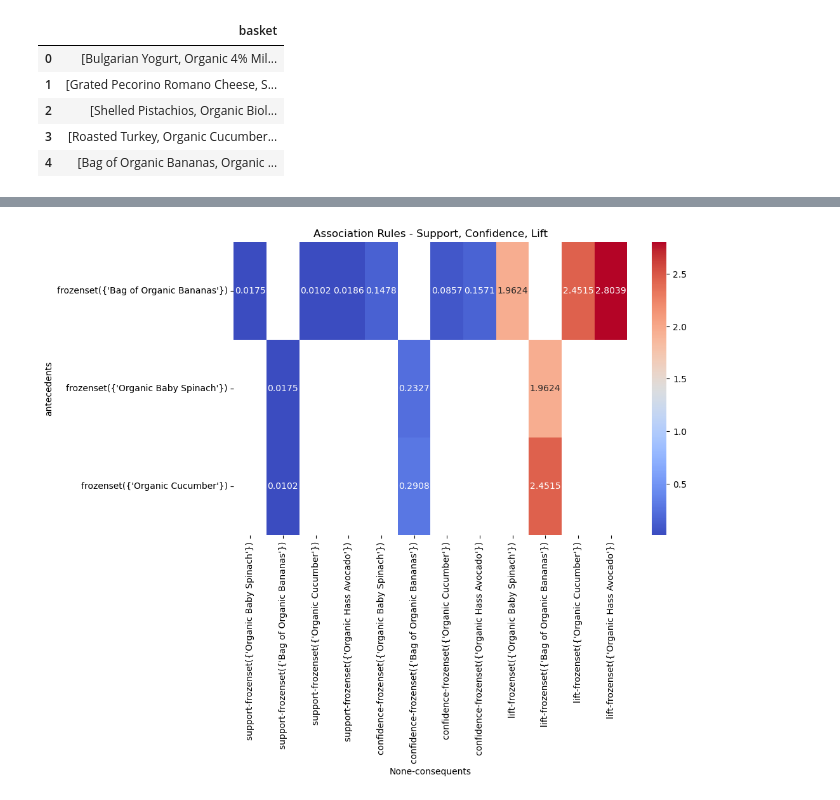
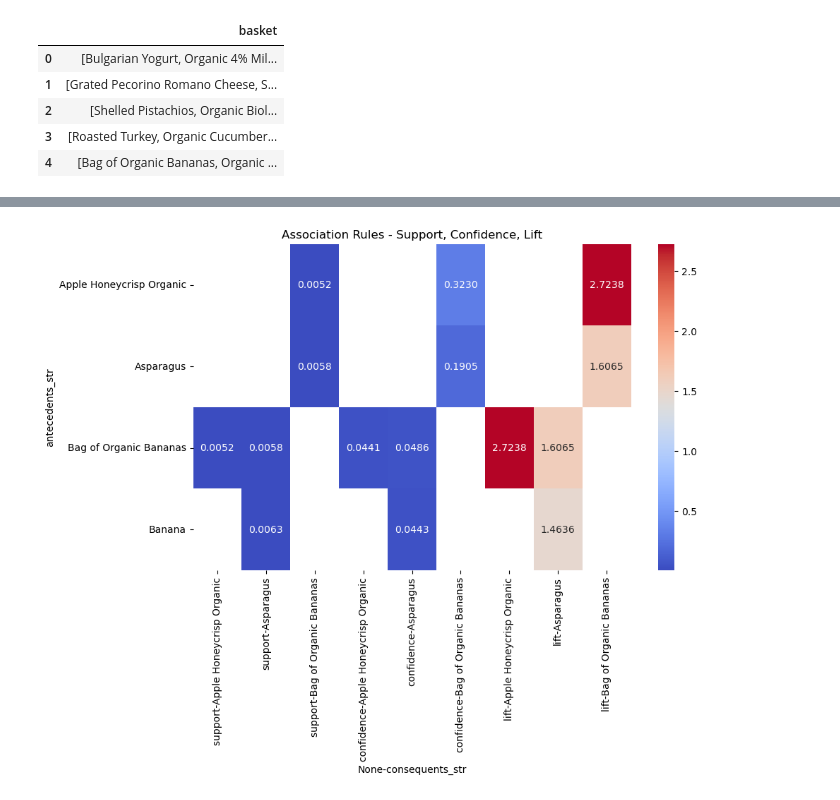
Before and after one commit to Lokesh1302/801A-Group-Project, a Jupyter notebook: instacart_basket.ipynb, the cells around one changed output, grey strips where cells are left out. Saved outputs shown, nothing was run; the diff lists cells and outputs as text; code cells hidden in the pictures.

```diff
--- a/instacart_basket.ipynb
+++ b/instacart_basket.ipynb
@@ -45,7 +45,7 @@ from mlxtend.frequent_patterns import apriori, association_rules
 
 # Convert the 'basket' column in the 'baskets' DataFrame into a list of lists
 baskets_list = baskets['basket'].tolist()
-baskets_list_sample = baskets_list[:10000]
+baskets_list_sample = baskets_list[:30000]
 
 # Convert the dataset into a transaction format
 te = TransactionEncoder()
@@ -119,0 +103,19 @@ plt.show()
+# %%
+import networkx as nx
+import matplotlib.pyplot as plt
+
+# Convert frozensets to strings for visualization
+rules['antecedents_str'] = rules['antecedents'].apply(lambda a: ', '.join(list(a)))
+rules['consequents_str'] = rules['consequents'].apply(lambda a: ', '.join(list(a)))
+
+# Create a directed graph
+G = nx.from_pandas_edgelist(rules, source='antecedents_str', target='consequents_str', edge_attr=True, create_using=nx.DiGraph())
+
+# Create a dictionary of node sizes based on the maximum confidence of outgoing edges
+node_sizes = {node: 200 * max([d['lift'] for n, _, d in G.out_edges(node, data=True)], default=1) for node in G.nodes()}
+
+# Draw the graph with node sizes based on confidence
+plt.figure(figsize=(10, 6))
+nx.draw(G, with_labels=True, node_color='skyblue', node_size=[node_sizes[node] for node in G.nodes()], edge_color='grey', font_size=8)
+plt.title('Market Basket Analysis - Network Graph')
+plt.show()
@@ -120,16 +124,15 @@ plt.show()
 # %%
-import seaborn as sns
-import matplotlib.pyplot as plt
-
-rules_heat = rules.head(5)
+# Convert frozensets to strings for visualization
+rules['antecedents_str'] = rules['antecedents'].apply(lambda a: ', '.join(list(a)))
+rules['consequents_str'] = rules['consequents'].apply(lambda a: ', '.join(list(a)))
 
 # Pivot the DataFrame for better visualization
-heatmap_data = rules_heat.pivot(index='antecedents', columns='consequents', values=['support', 'confidence', 'lift'])
+heatmap_data = rules.head(5).pivot(index='antecedents_str', columns='consequents_str', values=['support', 'confidence', 'lift'])
 
 # Create a heatmap
 plt.figure(figsize=(10, 6))
 sns.heatmap(heatmap_data, annot=True, fmt='.4f', cmap='coolwarm')
 plt.title('Association Rules - Support, Confidence, Lift')
 plt.show()
 # %% [output]
-[figure, old version]
+[figure, new version]
```
Also changed, not shown: parts of 7 cells of this notebook.
